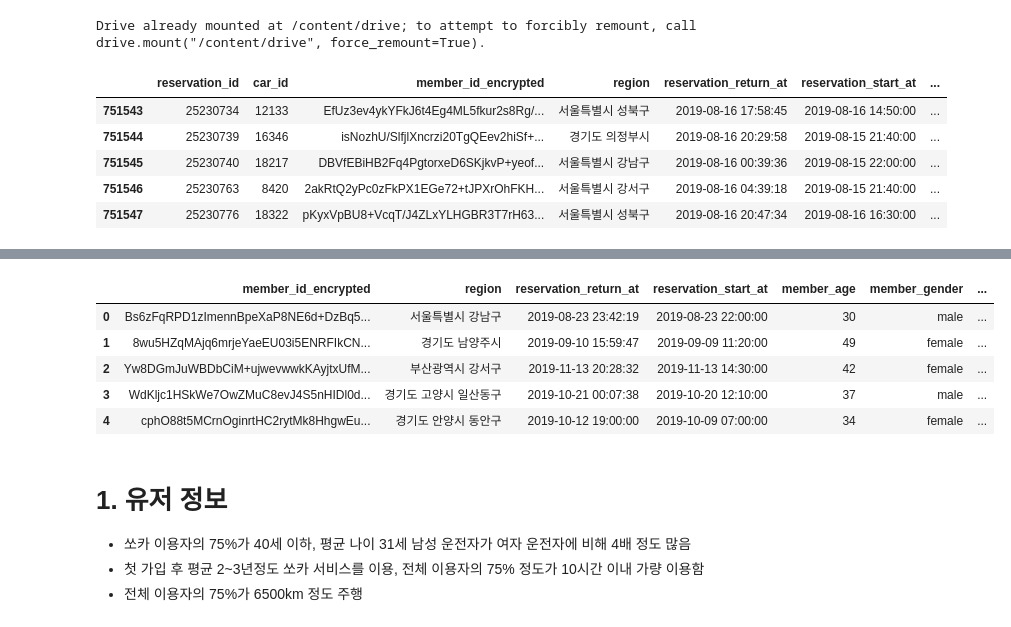
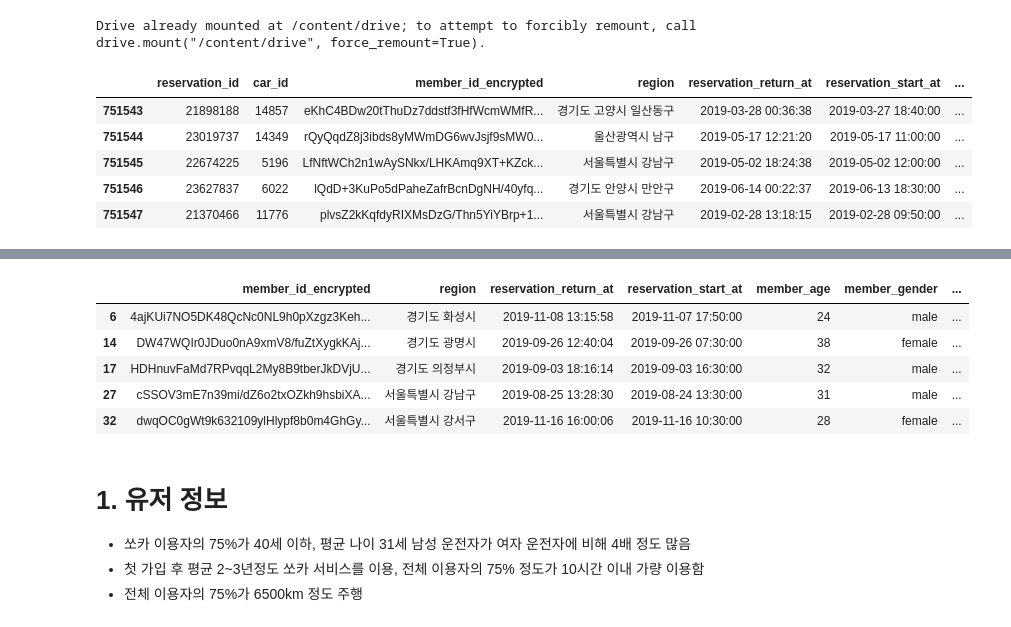
Before and after one commit to easttuna/Sodascar_User-clustering-and-classification-model-based-on-usage-history, a Jupyter notebook: EDA.ipynb, the cells around one changed output, grey strips where cells are left out. Drawn from its saved outputs; the diff is of its cells as text; code cells hidden in the pictures.

```diff
--- a/EDA.ipynb
+++ b/EDA.ipynb
@@ -11,14 +11,15 @@ import numpy as np
 import matplotlib.pyplot as plt
 # %%
 data = pd.read_csv('/content/drive/MyDrive/Colab Notebooks/socar_reservation_triplog.csv')
+data = data.sample(frac=1, random_state=0).reset_index(drop=True)
 data.tail()
 # %% [output]
 |  | reservation_id | car_id | member_id_encrypted | region | reservation_return_at | reservation_start_at | ... |
-| 751543 | 25230734 | 12133 | EfUz3ev4ykYFkJ6t4Eg4ML5fkur2s8Rg/... | 서울특별시 성북구 | 2019-08-16 17:58:45 | 2019-08-16 14:50:00 | ... |
-| 751544 | 25230739 | 16346 | isNozhU/SlfjlXncrzi20TgQEev2hiSf+... | 경기도 의정부시 | 2019-08-16 20:29:58 | 2019-08-15 21:40:00 | ... |
-| 751545 | 25230740 | 18217 | DBVfEBiHB2Fq4PgtorxeD6SKjkvP+yeof... | 서울특별시 강남구 | 2019-08-16 00:39:36 | 2019-08-15 22:00:00 | ... |
-| 751546 | 25230763 | 8420 | 2akRtQ2yPc0zFkPX1EGe72+tJPXrOhFKH... | 서울특별시 강서구 | 2019-08-16 04:39:18 | 2019-08-15 21:40:00 | ... |
-| 751547 | 25230776 | 18322 | pKyxVpBU8+VcqT/J4ZLxYLHGBR3T7rH63... | 서울특별시 성북구 | 2019-08-16 20:47:34 | 2019-08-16 16:30:00 | ... |
+| 751543 | 21898188 | 14857 | eKhC4BDw20tThuDz7ddstf3fHfWcmWMfR... | 경기도 고양시 일산동구 | 2019-03-28 00:36:38 | 2019-03-27 18:40:00 | ... |
+| 751544 | 23019737 | 14349 | rQyQqdZ8j3ibds8yMWmDG6wvJsjf9sMW0... | 울산광역시 남구 | 2019-05-17 12:21:20 | 2019-05-17 11:00:00 | ... |
+| 751545 | 22674225 | 5196 | LfNftWCh2n1wAySNkx/LHKAmq9XT+KZck... | 서울특별시 강남구 | 2019-05-02 18:24:38 | 2019-05-02 12:00:00 | ... |
+| 751546 | 23627837 | 6022 | lQdD+3KuPo5dPaheZafrBcnDgNH/40yfq... | 경기도 안양시 만안구 | 2019-06-14 00:22:37 | 2019-06-13 18:30:00 | ... |
+| 751547 | 21370466 | 11776 | plvsZ2kKqfdyRIXMsDzG/Thn5YiYBrp+1... | 서울특별시 강남구 | 2019-02-28 13:18:15 | 2019-02-28 09:50:00 | ... |
 # %%
 data.info()
 # %% [output]
@@ -43,16 +44,15 @@ memory usage: 121.1+ MB
 # 결측치 제거
 data = data.dropna()
 # %%
-data = data.drop(['reservation_id', 'zone_address', 'car_id', 'zone_name', 'zone_lat', 'zone_lng', 'reservation_created_lat', 'reservation_created_lng'], 1)
-data = data.sample(frac=1, random_state=0).reset_index(drop=True)
-data.head()
+user_data = data.drop(['reservation_id', 'zone_address', 'car_id', 'zone_name', 'zone_lat', 'zone_lng', 'reservation_created_lat', 'reservation_created_lng', 'zone_type1','zone_type2','zone_type3', 'trip', 'car_name'], 1)
+user_data.head()
 # %% [output]
 |  | member_id_encrypted | region | reservation_return_at | reservation_start_at | member_age | member_gender | ... |
-| 0 | Bs6zFqRPD1zImennBpeXaP8NE6d+DzBq5... | 서울특별시 강남구 | 2019-08-23 23:42:19 | 2019-08-23 22:00:00 | 30 | male | ... |
-| 1 | 8wu5HZqMAjq6mrjeYaeEU03i5ENRFIkCN... | 경기도 남양주시 | 2019-09-10 15:59:47 | 2019-09-09 11:20:00 | 49 | female | ... |
-| 2 | Yw8DGmJuWBDbCiM+ujwevwwkKAyjtxUfM... | 부산광역시 강서구 | 2019-11-13 20:28:32 | 2019-11-13 14:30:00 | 42 | female | ... |
-| 3 | WdKljc1HSkWe7OwZMuC8evJ4S5nHIDl0d... | 경기도 고양시 일산동구 | 2019-10-21 00:07:38 | 2019-10-20 12:10:00 | 37 | male | ... |
-| 4 | cphO88t5MCrnOginrtHC2rytMk8HhgwEu... | 경기도 안양시 동안구 | 2019-10-12 19:00:00 | 2019-10-09 07:00:00 | 34 | female | ... |
+| 6 | 4ajKUi7NO5DK48QcNc0NL9h0pXzgz3Keh... | 경기도 화성시 | 2019-11-08 13:15:58 | 2019-11-07 17:50:00 | 24 | male | ... |
+| 14 | DW47WQIr0JDuo0nA9xmV8/fuZtXygkKAj... | 경기도 광명시 | 2019-09-26 12:40:04 | 2019-09-26 07:30:00 | 38 | female | ... |
+| 17 | HDHnuvFaMd7RPvqqL2My8B9tberJkDVjU... | 경기도 의정부시 | 2019-09-03 18:16:14 | 2019-09-03 16:30:00 | 32 | male | ... |
+| 27 | cSSOV3mE7n39mi/dZ6o2txOZkh9hsbiXA... | 서울특별시 강남구 | 2019-08-25 13:28:30 | 2019-08-24 13:30:00 | 31 | male | ... |
+| 32 | dwqOC0gWt9k632109ylHlypf8b0m4GhGy... | 서울특별시 강서구 | 2019-11-16 16:00:06 | 2019-11-16 10:30:00 | 28 | female | ... |
 # %% [markdown]
 # 1. 유저 정보
 - 쏘카 이용자의 75%가 40세 이하, 평균 나이 31세 남성 운전자가 여자 운전자에 비해 4배 정도 많음
```
Also changed, not shown: parts of 17 cells of this notebook.
